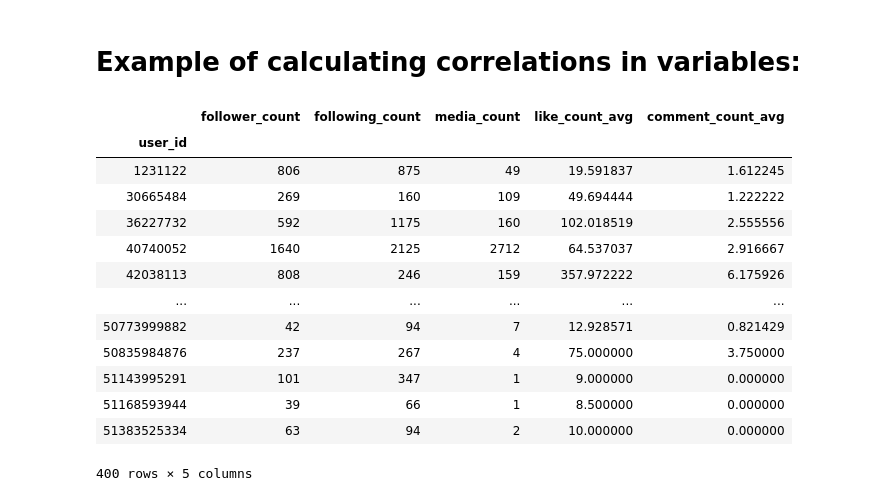
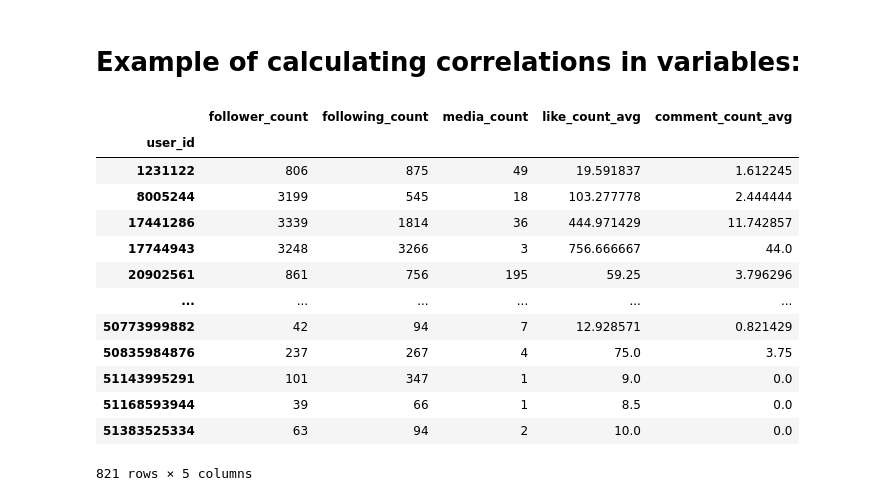
Before and after one commit to ryanlopezzzz/instagram-bot, a Jupyter notebook: instagram_api/notebooks/tutorial_using_data_tables.ipynb, the cells around one changed output. Saved outputs shown, nothing was run; the diff lists cells and outputs as text; code cells hidden in the pictures.

```diff
--- a/instagram_api/notebooks/tutorial_using_data_tables.ipynb
+++ b/instagram_api/notebooks/tutorial_using_data_tables.ipynb
@@ -36,7 +36,7 @@ loaded_user_table
 # %%
 media_table_filename = os.path.join(instagram_api_folder,'saved_info/%s_collected_media_info_table.csv'%api_username)
 if os.path.isfile(media_table_filename):
-    loaded_media_table = pd.read_csv(media_table_filename, index_col=0)
+    loaded_media_table = pd.read_csv(media_table_filename, index_col=0, engine='python')
 else:
     loaded_media_table = None
 # %%
@@ -59,3 +59,14 @@ loaded_media_table
+# %%
+#You may notice many of the above entries are bad. Let's drop all rows with NaN values where they shouldn't be.
+bad_table_entries = (pd.isna(loaded_media_table['user_id']) | pd.isna(loaded_media_table['username']) |
+                  pd.isna(loaded_media_table['like_count']) | pd.isna(loaded_media_table['comment_count']) |
+                  pd.isna(loaded_media_table['time_posted']) | pd.isna(loaded_media_table['num_sliding_content']) |
+                  pd.isna(loaded_media_table['media_type']) | pd.isna(loaded_media_table['media_urls']) |
+                  pd.isna(loaded_media_table['api_request_time']))
+fixed_media_table = loaded_media_table[~bad_table_entries]
+fixed_media_table = fixed_media_table.convert_dtypes()
+fixed_media_table['user_id'] = fixed_media_table['user_id'].astype('Int64')
+loaded_media_table = fixed_media_table
 # %% [markdown]
 # Examples calculating basic statistics
 # %%
@@ -171,33 +182,34 @@ rank_for_interactions(loaded_user_table)
 # %%
 #Only use certain variables for correlations
 corr_user_table = loaded_user_table[['follower_count', 'following_count', 'media_count']]
 corr_media_table = loaded_media_table[['user_id', 'like_count', 'comment_count']] #keep user id for grouping posts
 
-#Only include user info if we have their media info
+#Only include users who are present in both tabls
 corr_user_table = corr_user_table[corr_user_table.index.isin(corr_media_table['user_id'])]
+corr_media_table = corr_media_table[corr_media_table['user_id'].isin(corr_user_table.index)]
 
 #Average like count and comment count across users posts
 corr_media_table_mean = corr_media_table.groupby('user_id').mean()
 corr_media_table_mean = corr_media_table_mean.rename(columns = {'like_count':'like_count_avg',
                                                                   'comment_count':'comment_count_avg'})
 #Combine two tables
 corr_table = pd.concat([corr_user_table, corr_media_table_mean], axis=1)
 corr_table
 # %% [output]
 |  | follower_count | following_count | media_count | like_count_avg | comment_count_avg |
 | user_id |  |  |  |  |  |
 | 1231122 | 806 | 875 | 49 | 19.591837 | 1.612245 |
-| 30665484 | 269 | 160 | 109 | 49.694444 | 1.222222 |
-| 36227732 | 592 | 1175 | 160 | 102.018519 | 2.555556 |
-| 40740052 | 1640 | 2125 | 2712 | 64.537037 | 2.916667 |
-| 42038113 | 808 | 246 | 159 | 357.972222 | 6.175926 |
+| 8005244 | 3199 | 545 | 18 | 103.277778 | 2.444444 |
+| 17441286 | 3339 | 1814 | 36 | 444.971429 | 11.742857 |
+| 17744943 | 3248 | 3266 | 3 | 756.666667 | 44.0 |
+| 20902561 | 861 | 756 | 195 | 59.25 | 3.796296 |
 | ... | ... | ... | ... | ... | ... |
 | 50773999882 | 42 | 94 | 7 | 12.928571 | 0.821429 |
-| 50835984876 | 237 | 267 | 4 | 75.000000 | 3.750000 |
-| 51143995291 | 101 | 347 | 1 | 9.000000 | 0.000000 |
-| 51168593944 | 39 | 66 | 1 | 8.500000 | 0.000000 |
-| 51383525334 | 63 | 94 | 2 | 10.000000 | 0.000000 |
+| 50835984876 | 237 | 267 | 4 | 75.0 | 3.75 |
+| 51143995291 | 101 | 347 | 1 | 9.0 | 0.0 |
+| 51168593944 | 39 | 66 | 1 | 8.5 | 0.0 |
+| 51383525334 | 63 | 94 | 2 | 10.0 | 0.0 |
-400 rows × 5 columns
+821 rows × 5 columns
 # %%
 #Calculate correlation matrix and plot
 corr_matrix = corr_table.corr()
```
Also changed, not shown: parts of 6 cells of this notebook, 2 other files.
